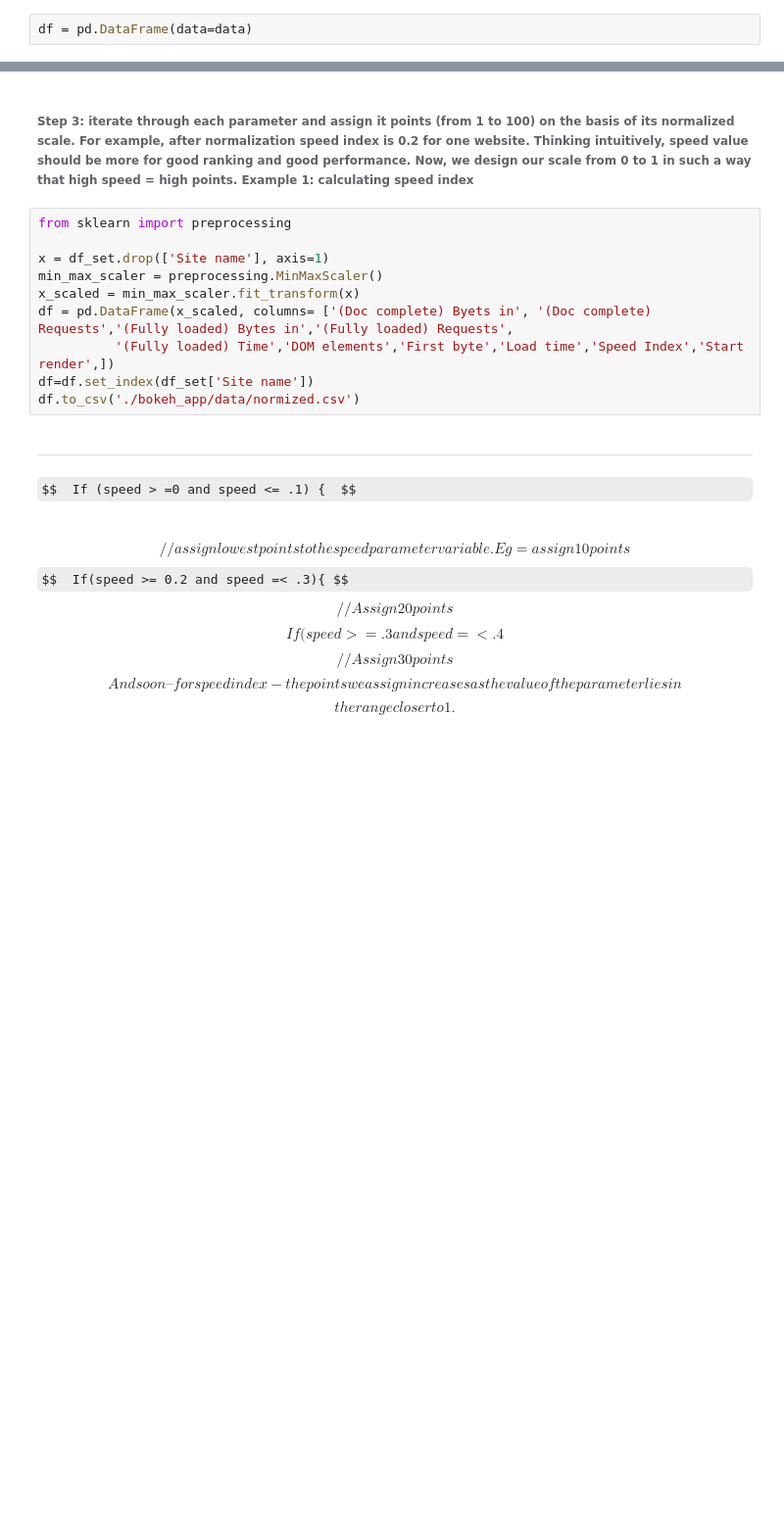
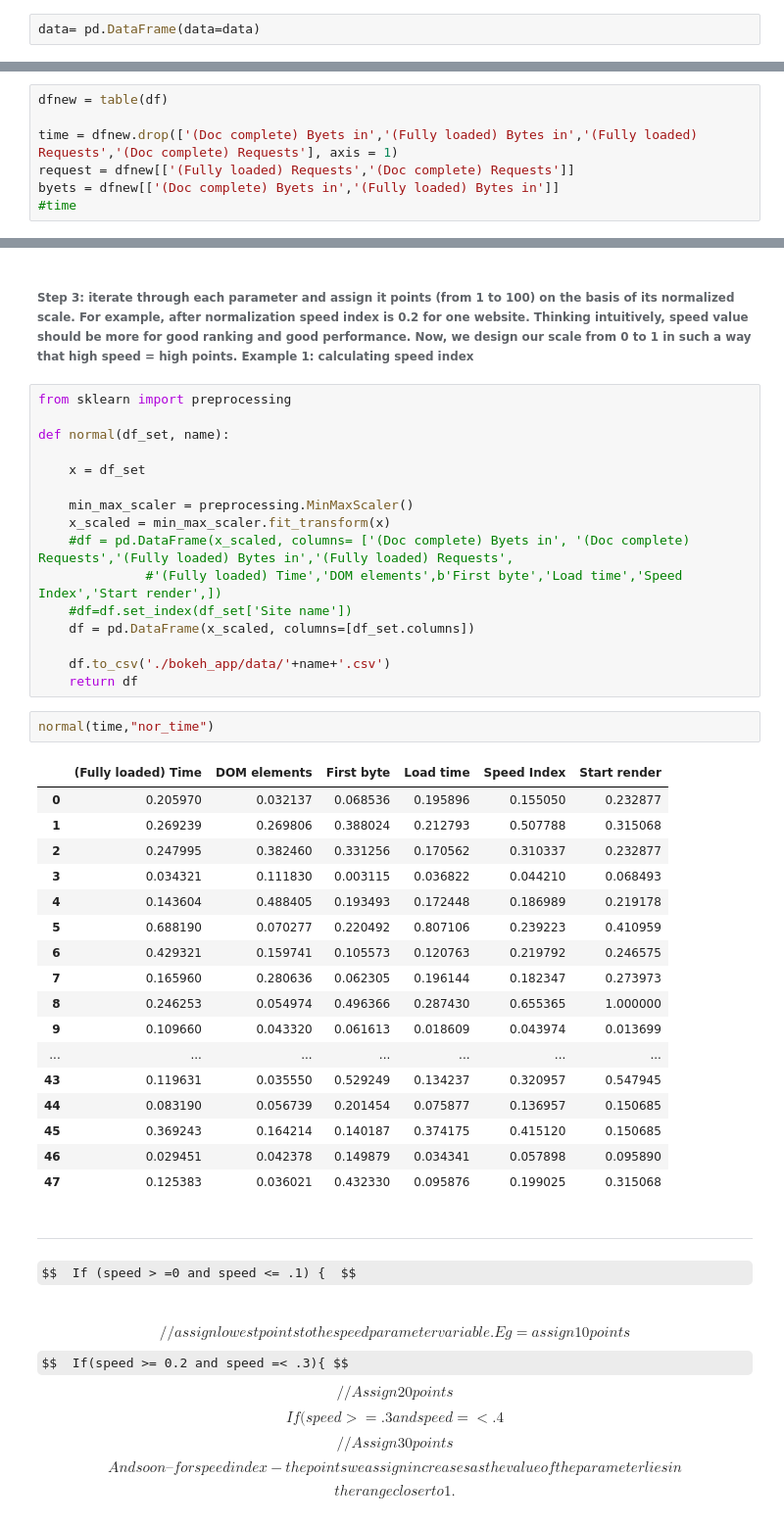
Before and after one commit to kirubeltadesse/Webpageranking, a Jupyter notebook: model.ipynb, the cells around one changed output, grey strips where cells are left out. Shown at 98% size. Saved outputs shown, nothing was run; the diff lists cells and outputs as text; some formulas as TeX source; blank space fills up the shorter version.

```diff
--- a/model.ipynb
+++ b/model.ipynb
@@ -94,7 +94,7 @@ def select(dataframe, param):
 
     return df_return
 # %%
-df = pd.DataFrame(data=data)
+data= pd.DataFrame(data=data)
 # %%
 
 def table(df):
@@ -127,0 +125,7 @@ dfnew = table(df)
+# %%
+dfnew = table(df)
+
+time = dfnew.drop(['(Doc complete) Byets in','(Fully loaded) Bytes in','(Fully loaded) Requests','(Doc complete) Requests'], axis = 1)
+request = dfnew[['(Fully loaded) Requests','(Doc complete) Requests']]
+byets = dfnew[['(Doc complete) Byets in','(Fully loaded) Bytes in']]
+#time
@@ -187,13 +211,39 @@ normalize(700, 'Speed Index', df_param)
 # %%
 from sklearn import preprocessing
 
-x = df_set.drop(['Site name'], axis=1)
-min_max_scaler = preprocessing.MinMaxScaler()
-x_scaled = min_max_scaler.fit_transform(x)
-df = pd.DataFrame(x_scaled, columns= ['(Doc complete) Byets in', '(Doc complete) Requests','(Fully loaded) Bytes in','(Fully loaded) Requests',
-          '(Fully loaded) Time','DOM elements','First byte','Load time','Speed Index','Start render',])
-df=df.set_index(df_set['Site name'])
-df.to_csv('./bokeh_app/data/normized.csv')
+def normal(df_set, name):
+
+    x = df_set
+
+    min_max_scaler = preprocessing.MinMaxScaler()
+    x_scaled = min_max_scaler.fit_transform(x)
+    #df = pd.DataFrame(x_scaled, columns= ['(Doc complete) Byets in', '(Doc complete) Requests','(Fully loaded) Bytes in','(Fully loaded) Requests',
+              #'(Fully loaded) Time','DOM elements',b'First byte','Load time','Speed Index','Start render',])
+    #df=df.set_index(df_set['Site name'])
+    df = pd.DataFrame(x_scaled, columns=[df_set.columns])
+
+    df.to_csv('./bokeh_app/data/'+name+'.csv')
+    return df
+# %%
+normal(time,"nor_time")
+# %% [output]
+|  | (Fully loaded) Time | DOM elements | First byte | Load time | Speed Index | Start render |
+| 0 | 0.205970 | 0.032137 | 0.068536 | 0.195896 | 0.155050 | 0.232877 |
+| 1 | 0.269239 | 0.269806 | 0.388024 | 0.212793 | 0.507788 | 0.315068 |
+| 2 | 0.247995 | 0.382460 | 0.331256 | 0.170562 | 0.310337 | 0.232877 |
+| 3 | 0.034321 | 0.111830 | 0.003115 | 0.036822 | 0.044210 | 0.068493 |
+| 4 | 0.143604 | 0.488405 | 0.193493 | 0.172448 | 0.186989 | 0.219178 |
+| 5 | 0.688190 | 0.070277 | 0.220492 | 0.807106 | 0.239223 | 0.410959 |
+| 6 | 0.429321 | 0.159741 | 0.105573 | 0.120763 | 0.219792 | 0.246575 |
+| 7 | 0.165960 | 0.280636 | 0.062305 | 0.196144 | 0.182347 | 0.273973 |
+| 8 | 0.246253 | 0.054974 | 0.496366 | 0.287430 | 0.655365 | 1.000000 |
+| 9 | 0.109660 | 0.043320 | 0.061613 | 0.018609 | 0.043974 | 0.013699 |
+| ... | ... | ... | ... | ... | ... | ... |
+| 43 | 0.119631 | 0.035550 | 0.529249 | 0.134237 | 0.320957 | 0.547945 |
+| 44 | 0.083190 | 0.056739 | 0.201454 | 0.075877 | 0.136957 | 0.150685 |
+| 45 | 0.369243 | 0.164214 | 0.140187 | 0.374175 | 0.415120 | 0.150685 |
+| 46 | 0.029451 | 0.042378 | 0.149879 | 0.034341 | 0.057898 | 0.095890 |
+| 47 | 0.125383 | 0.036021 | 0.432330 | 0.095876 | 0.199025 | 0.315068 |
 # %% [markdown]
 --------------------------------------------------------------------------------------------------------------------------------
 $$  If (speed > =0 and speed <= .1) {  $$
```
Also changed, not shown: parts of 5 cells of this notebook, 6 other files.
